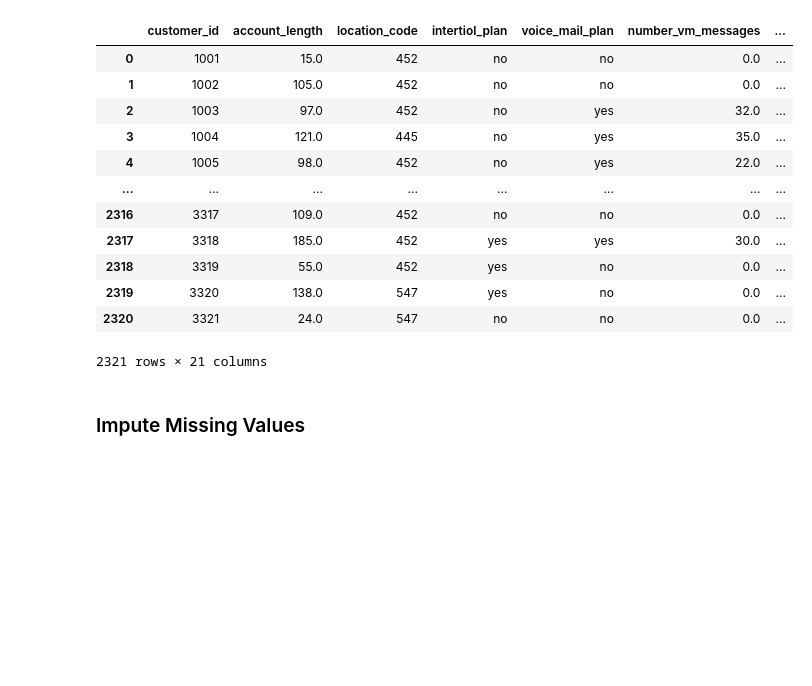
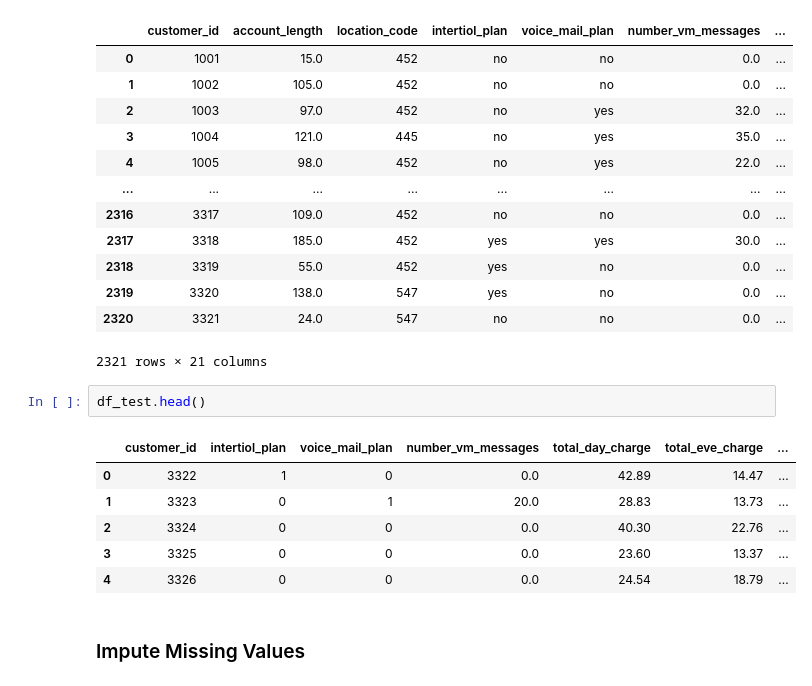
Before and after one commit to NirmalSankalana/telco-customer-churn-analyse, a Jupyter notebook: TelcoCustomerChurnAnalyse.ipynb, the cells around one changed output. Cells and saved outputs as stored; diff of their text form; blank space fills up the shorter version.

```diff
--- a/TelcoCustomerChurnAnalyse.ipynb
+++ b/TelcoCustomerChurnAnalyse.ipynb
@@ -35,6 +35,15 @@ No of duplicates: 0
 | 2319 | 3320 | 138.0 | 547 | yes | no | 0.0 | ... |
 | 2320 | 3321 | 24.0 | 547 | no | no | 0.0 | ... |
 2321 rows × 21 columns
+# %%
+df_test.head()
+# %% [output]
+|  | customer_id | intertiol_plan | voice_mail_plan | number_vm_messages | total_day_charge | total_eve_charge | ... |
+| 0 | 3322 | 1 | 0 | 0.0 | 42.89 | 14.47 | ... |
+| 1 | 3323 | 0 | 1 | 20.0 | 28.83 | 13.73 | ... |
+| 2 | 3324 | 0 | 0 | 0.0 | 40.30 | 22.76 | ... |
+| 3 | 3325 | 0 | 0 | 0.0 | 23.60 | 13.37 | ... |
+| 4 | 3326 | 0 | 0 | 0.0 | 24.54 | 18.79 | ... |
 # %% [markdown]
 ### Impute Missing Values
 # %% [markdown]
```
Also changed, not shown: parts of 17 cells of this notebook, 4 other files.
